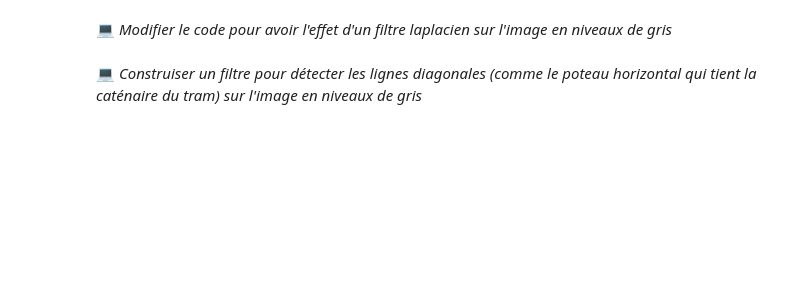
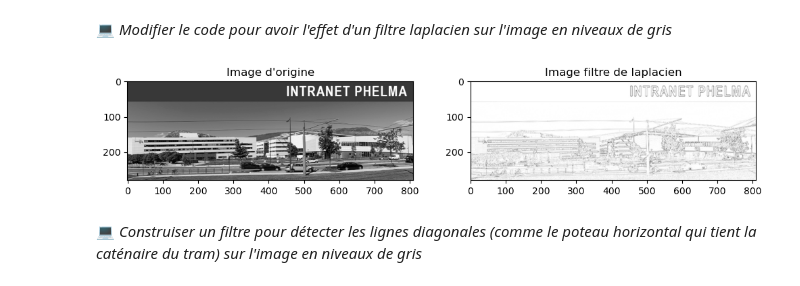
Before and after one commit to Pierre-Loic/phelma-sicom-3PMPOLS6-td, a Jupyter notebook: content/TD_1_2.ipynb, the cells around one changed output. Cells and saved outputs as stored; diff of their text form; code cells hidden in the pictures; blank space fills up the shorter version.

```diff
--- a/content/TD_1_2.ipynb
+++ b/content/TD_1_2.ipynb
@@ -89,17 +97,19 @@ plt.show()
 💻 *Modifier le code pour avoir l'effet d'un filtre laplacien sur l'image en niveaux de gris*
 # %%
 kernel = np.array([
-    [1,1,1],
-    [1,1,1],
-    [1,1,1],
+    [0,1,0],
+    [1,-4,1],
+    [0,1,0],
 ]) # Noyau à modifier
 img_2 = signal.convolve2d(greyscale_img, kernel, boundary='symm', mode='same')
 fig, ax = plt.subplots(nrows=1, ncols=2, figsize=(12, 6))
 ax[0].set_title('Image d\'origine')
 ax[0].imshow(greyscale_img, cmap=plt.cm.gray)
 ax[1].set_title("Image filtre de laplacien")
 ax[1].imshow(255-abs(img_2), cmap=plt.cm.gray)
 plt.show()
+# %% [output]
+[figure, added]
 # %% [markdown]
 💻 *Construiser un filtre pour détecter les lignes diagonales (comme le poteau horizontal qui tient la caténaire du tram) sur l'image en niveaux de gris*
 # %%
```
Also changed, not shown: parts of 12 cells of this notebook.
